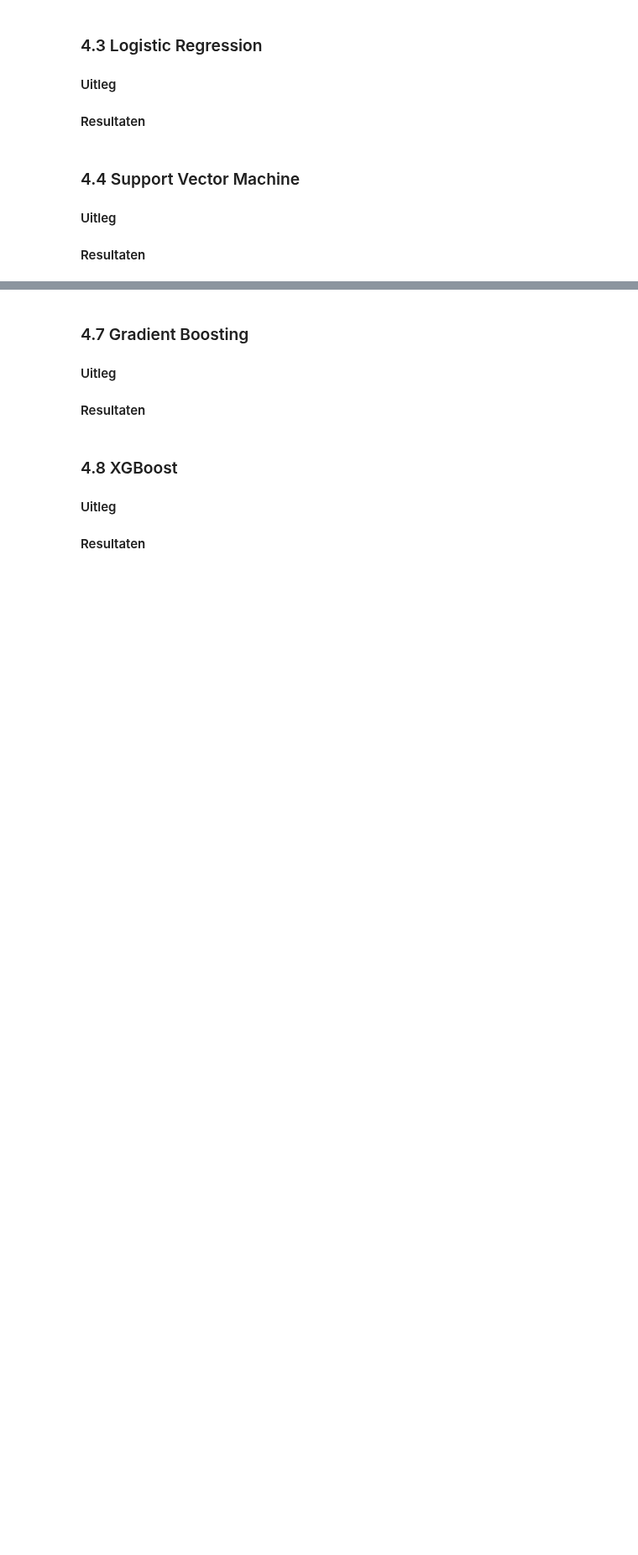
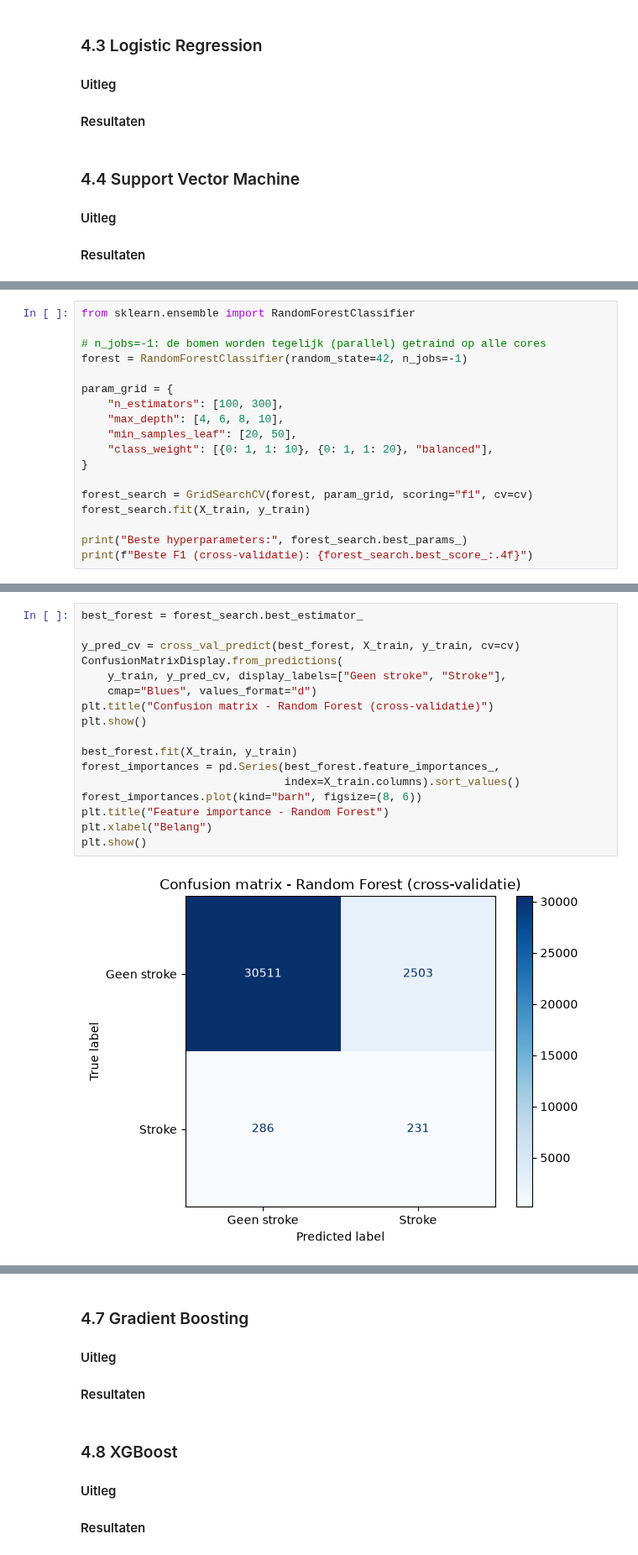
Before and after one commit to rabpie/26-27-Machine-Learning-groep-6, a Jupyter notebook: ML-Voorspel herseninfarct.ipynb, the cells around one changed output, grey strips where cells are left out. Shown at 84% size. Cells and saved outputs as stored; diff of their text form; blank space fills up the shorter version.

```diff
--- a/ML-Voorspel herseninfarct.ipynb
+++ b/ML-Voorspel herseninfarct.ipynb
@@ -885 +1000,19 @@ Hoewel de F1-score geschikt is voor deze competitie, is het voor een medische to
 #### Resultaten
+# %%
+from sklearn.ensemble import RandomForestClassifier
+
+# n_jobs=-1: de bomen worden tegelijk (parallel) getraind op alle cores
+forest = RandomForestClassifier(random_state=42, n_jobs=-1)
+
+param_grid = {
+    "n_estimators": [100, 300],
+    "max_depth": [4, 6, 8, 10],
+    "min_samples_leaf": [20, 50],
+    "class_weight": [{0: 1, 1: 10}, {0: 1, 1: 20}, "balanced"],
+}
+
+forest_search = GridSearchCV(forest, param_grid, scoring="f1", cv=cv)
+forest_search.fit(X_train, y_train)
+
+print("Beste hyperparameters:", forest_search.best_params_)
+print(f"Beste F1 (cross-validatie): {forest_search.best_score_:.4f}")
@@ -885,0 +1035,19 @@ Hoewel de F1-score geschikt is voor deze competitie, is het voor een medische to
+# %%
+best_forest = forest_search.best_estimator_
+
+y_pred_cv = cross_val_predict(best_forest, X_train, y_train, cv=cv)
+ConfusionMatrixDisplay.from_predictions(
+    y_train, y_pred_cv, display_labels=["Geen stroke", "Stroke"],
+    cmap="Blues", values_format="d")
+plt.title("Confusion matrix - Random Forest (cross-validatie)")
+plt.show()
+
+best_forest.fit(X_train, y_train)
+forest_importances = pd.Series(best_forest.feature_importances_,
+                               index=X_train.columns).sort_values()
+forest_importances.plot(kind="barh", figsize=(8, 6))
+plt.title("Feature importance - Random Forest")
+plt.xlabel("Belang")
+plt.show()
+# %% [output]
+[figure, added]
```
Also changed, not shown: parts of 11 cells of this notebook.
